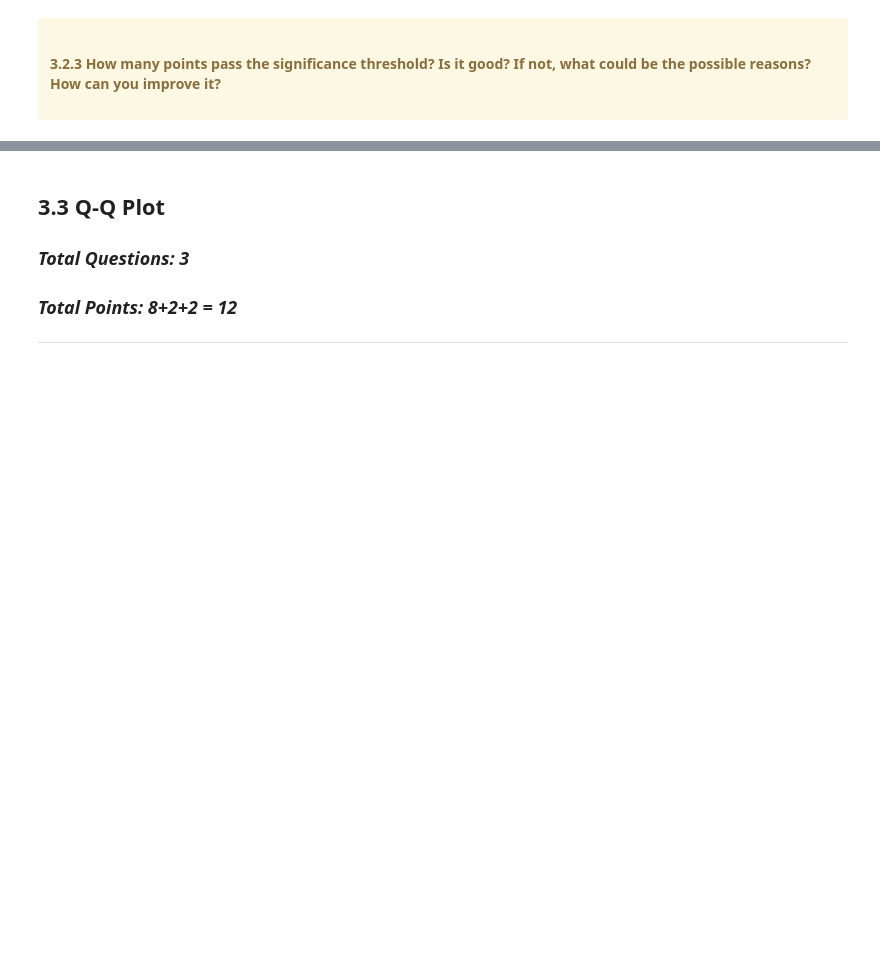
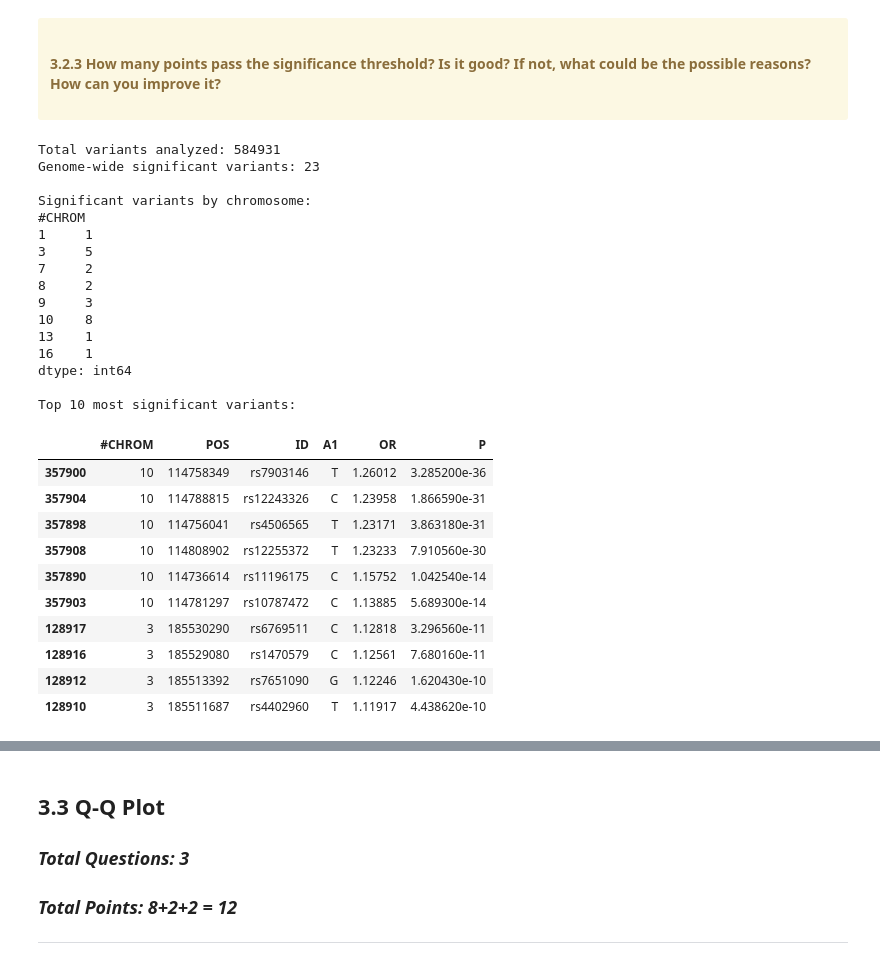
Before and after one commit to ishitasukul-tech/BIOL-6150-Project-6, a Jupyter notebook: Project6-GWAS.ipynb, the cells around one changed output, grey strips where cells are left out. Drawn from its saved outputs; the diff is of its cells as text; code cells hidden in the pictures; blank space fills up the shorter version.

```diff
--- a/Project6-GWAS.ipynb
+++ b/Project6-GWAS.ipynb
@@ -237,0 +362,54 @@ c9.T2D.glm.logistic.hybrid
+# %%
+
+# --------------------------------------------------
+# Count genome-wide significant variants
+# --------------------------------------------------
+
+significant_variants = volcano_df[
+    volcano_df["P"] < 5e-8
+].copy()
+
+total_significant = len(significant_variants)
+
+print("Total variants analyzed:", len(volcano_df))
+print("Genome-wide significant variants:", total_significant)
+
+print("\nSignificant variants by chromosome:")
+print(
+    significant_variants.groupby("#CHROM").size()
+)
+
+print("\nTop 10 most significant variants:")
+display(
+    significant_variants.sort_values("P")[
+        ["#CHROM", "POS", "ID", "A1", "OR", "P"]
+    ].head(10)
+)
+# %% [output]
+Total variants analyzed: 584931
+Genome-wide significant variants: 23
+
+Significant variants by chromosome:
+#CHROM
+1     1
+3     5
+7     2
+8     2
+9     3
+10    8
+13    1
+16    1
+dtype: int64
+
+Top 10 most significant variants:
+|  | #CHROM | POS | ID | A1 | OR | P |
+| 357900 | 10 | 114758349 | rs7903146 | T | 1.26012 | 3.285200e-36 |
+| 357904 | 10 | 114788815 | rs12243326 | C | 1.23958 | 1.866590e-31 |
+| 357898 | 10 | 114756041 | rs4506565 | T | 1.23171 | 3.863180e-31 |
+| 357908 | 10 | 114808902 | rs12255372 | T | 1.23233 | 7.910560e-30 |
+| 357890 | 10 | 114736614 | rs11196175 | C | 1.15752 | 1.042540e-14 |
+| 357903 | 10 | 114781297 | rs10787472 | C | 1.13885 | 5.689300e-14 |
+| 128917 | 3 | 185530290 | rs6769511 | C | 1.12818 | 3.296560e-11 |
+| 128916 | 3 | 185529080 | rs1470579 | C | 1.12561 | 7.680160e-11 |
+| 128912 | 3 | 185513392 | rs7651090 | G | 1.12246 | 1.620430e-10 |
+| 128910 | 3 | 185511687 | rs4402960 | T | 1.11917 | 4.438620e-10 |
```
Also changed, not shown: parts of 14 cells of this notebook.
